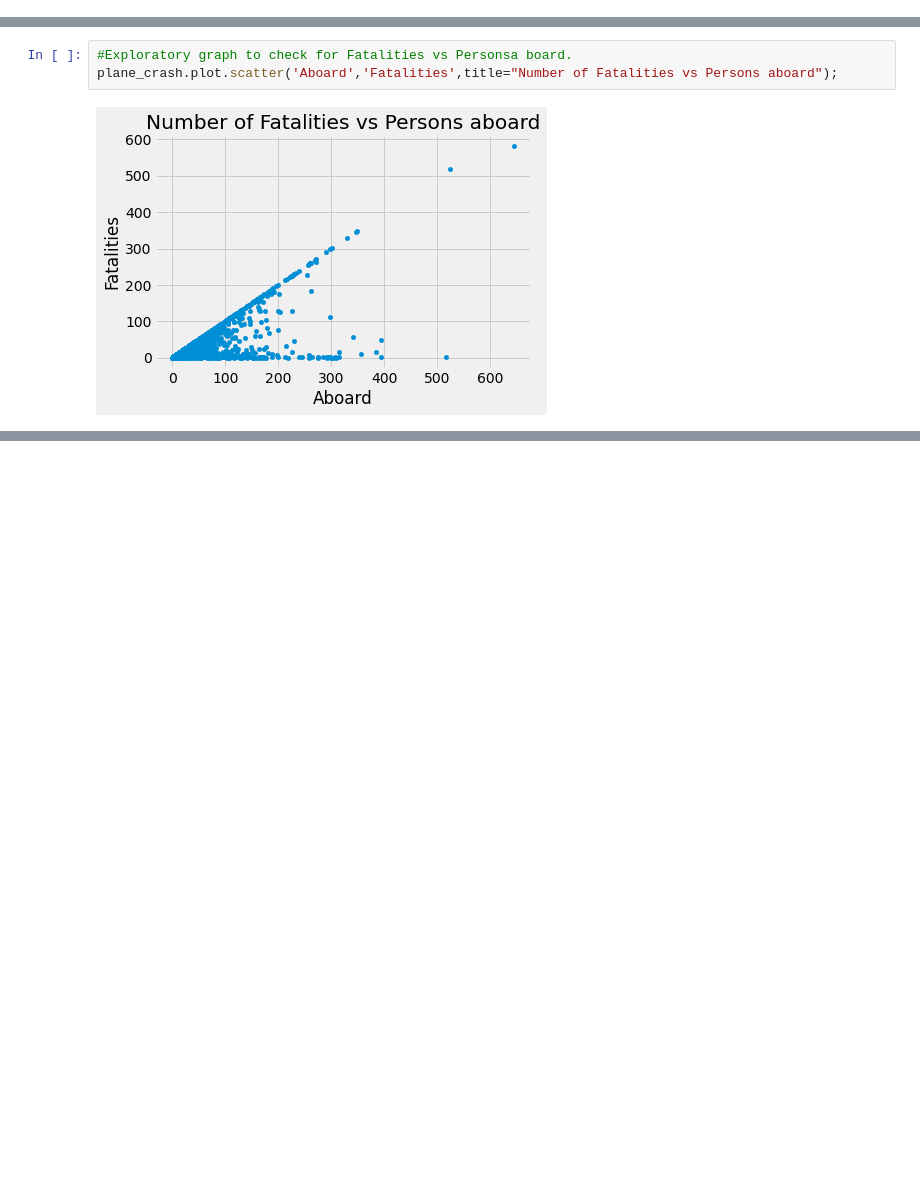
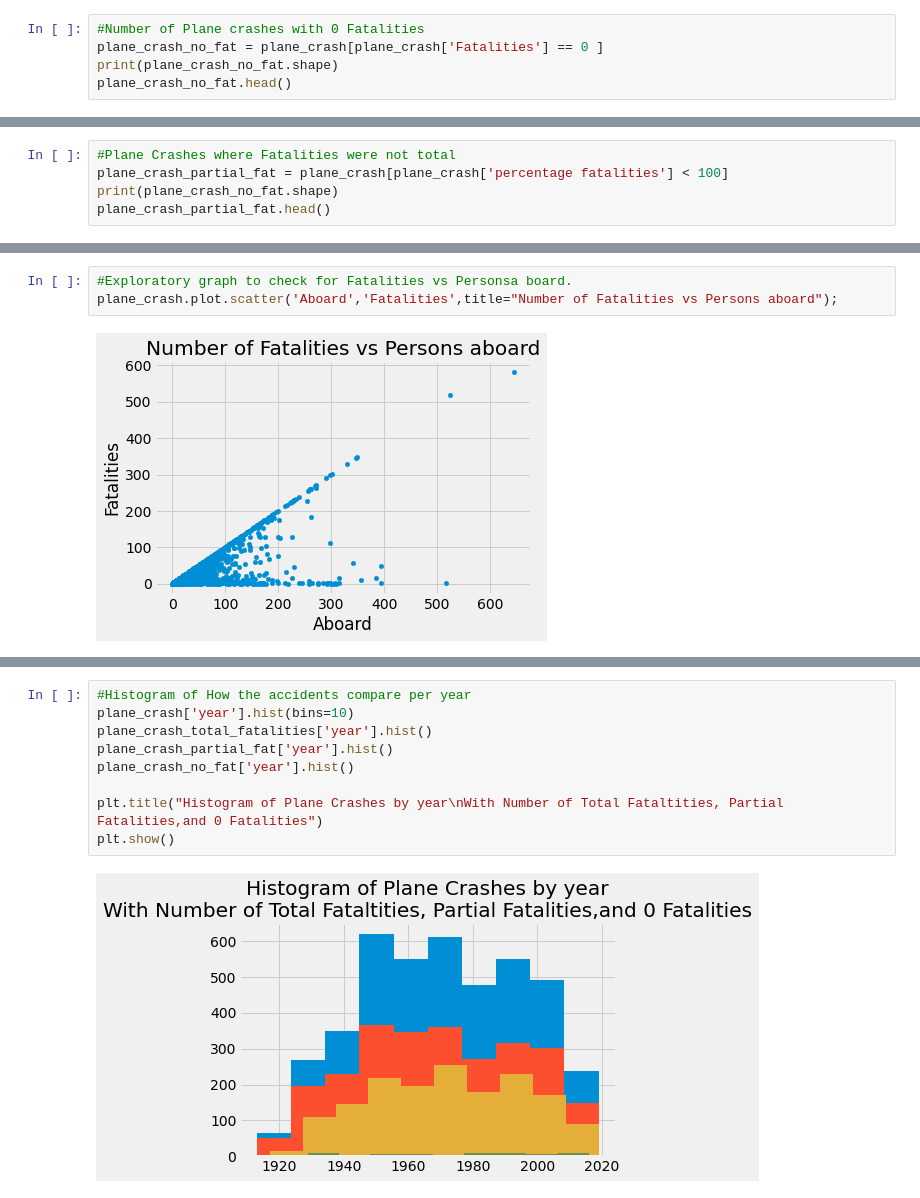
Before and after one commit to sberniz/FlyngSaferThanBefore, a Jupyter notebook: Santiago_Berniz_Flying_has_gotten_safer.ipynb, the cells around one changed output, grey strips where cells are left out. Drawn from its saved outputs; the diff is of its cells as text; blank space fills up the shorter version.

```diff
--- a/Santiago_Berniz_Flying_has_gotten_safer.ipynb
+++ b/Santiago_Berniz_Flying_has_gotten_safer.ipynb
@@ -37,0 +106,5 @@ plane_crash_total_fatalities.head()
+# %%
+#Number of Plane crashes with 0 Fatalities
+plane_crash_no_fat = plane_crash[plane_crash['Fatalities'] == 0 ]
+print(plane_crash_no_fat.shape)
+plane_crash_no_fat.head()
@@ -37,0 +119,5 @@ plane_crash_total_fatalities.head()
+# %%
+#Plane Crashes where Fatalities were not total
+plane_crash_partial_fat = plane_crash[plane_crash['percentage fatalities'] < 100]
+print(plane_crash_no_fat.shape)
+plane_crash_partial_fat.head()
@@ -285,0 +144,11 @@ pio.write_html(fig, file='index.html', auto_open=True)
+# %%
+#Histogram of How the accidents compare per year
+plane_crash['year'].hist(bins=10)
+plane_crash_total_fatalities['year'].hist()
+plane_crash_partial_fat['year'].hist()
+plane_crash_no_fat['year'].hist()
+
+plt.title("Histogram of Plane Crashes by year\nWith Number of Total Fataltities, Partial Fatalities,and 0 Fatalities")
+plt.show()
+# %% [output]
+[figure, added]
```
Also changed, not shown: parts of 78 cells of this notebook.
